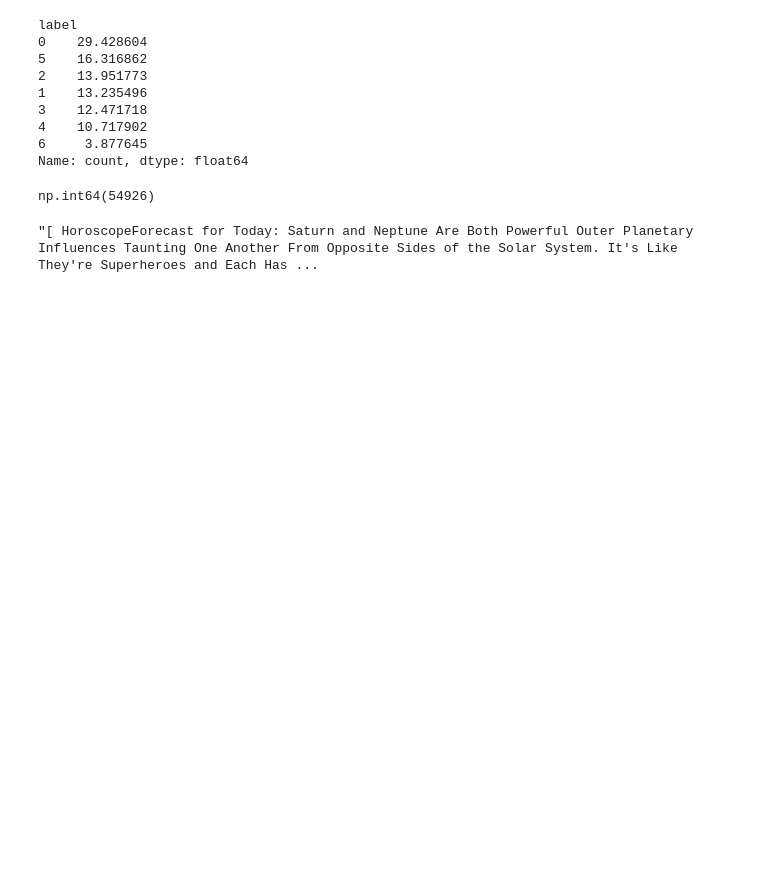
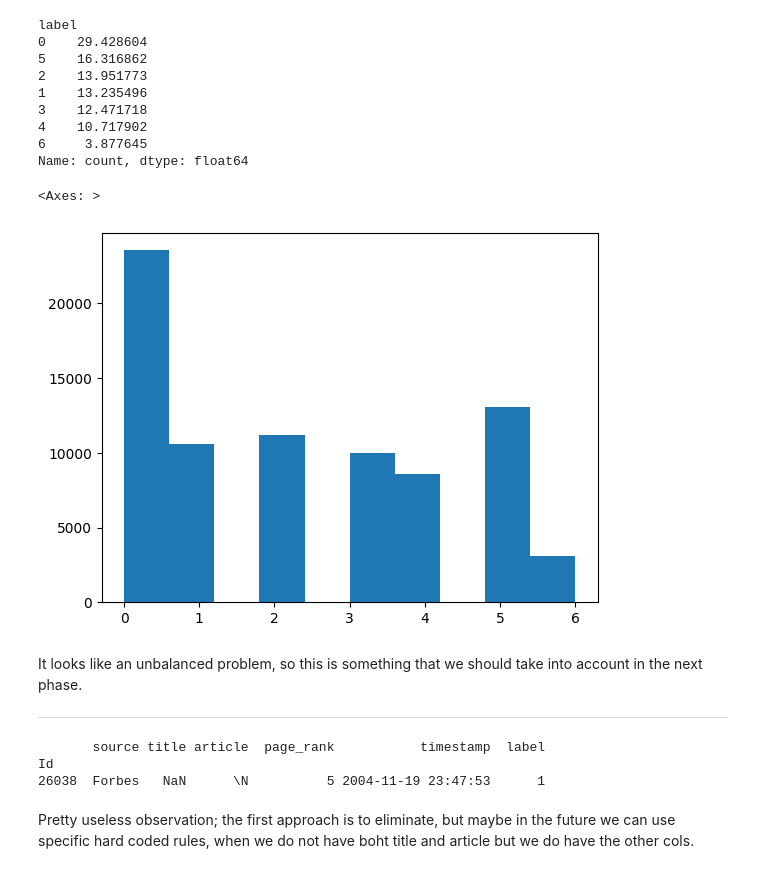
Before and after one commit to g-orlandi/NewsClassifier, a Jupyter notebook: notebooks/00_EDA.ipynb, the cells around one changed output. Drawn from its saved outputs; the diff is of its cells as text; code cells hidden in the pictures; blank space fills up the shorter version.

```diff
--- a/notebooks/00_EDA.ipynb
+++ b/notebooks/00_EDA.ipynb
@@ -1,7 +3,6 @@
 # %%
 import pandas as pd
+news_df = pd.read_csv('../../data/development.csv', index_col=0)
-# %%
-news_df = pd.read_csv('../data/development.csv', index_col=0, encoding='utf-8')
 # %%
 news_df.head()
 # %% [output]
@@ -125,15 +148,23 @@ label
 4    10.717902
 6     3.877645
 Name: count, dtype: float64
-# %%
-news_df['title'].str.len().argmax()
-# %% [output]
-np.int64(54926)
-# %%
-news_df.loc[54926, 'title']
-# %% [output]
-"[ HoroscopeForecast for Today: Saturn and Neptune Are Both Powerful Outer Planetary Influences Taunting One Another From Opposite Sides of the Solar System. It's Like They're Superheroes and Each Has ...
+# %%
+news_df['label'].hist(grid=False)
+# %% [output]
+<Axes: >
+[figure, added]
+# %% [markdown]
+It looks like an unbalanced problem, so this is something that we should take into account in the next phase.
+
+---
 # %%
 null_article_idx = news_df[news_df['title'].isna()].index
+print(news_df.loc[null_article_idx])
+# %% [output]
+       source title article  page_rank           timestamp  label
+Id
+26038  Forbes   NaN      \N          5 2004-11-19 23:47:53      1
+# %% [markdown]
+Pretty useless observation; the first approach is to eliminate, but maybe in the future we can use specific hard coded rules, when we do not have boht title and article but we do have the other cols.
 # %%
 news_df.drop(null_article_idx, inplace=True)
```
Also changed, not shown: parts of 24 cells of this notebook, 10 other files.
